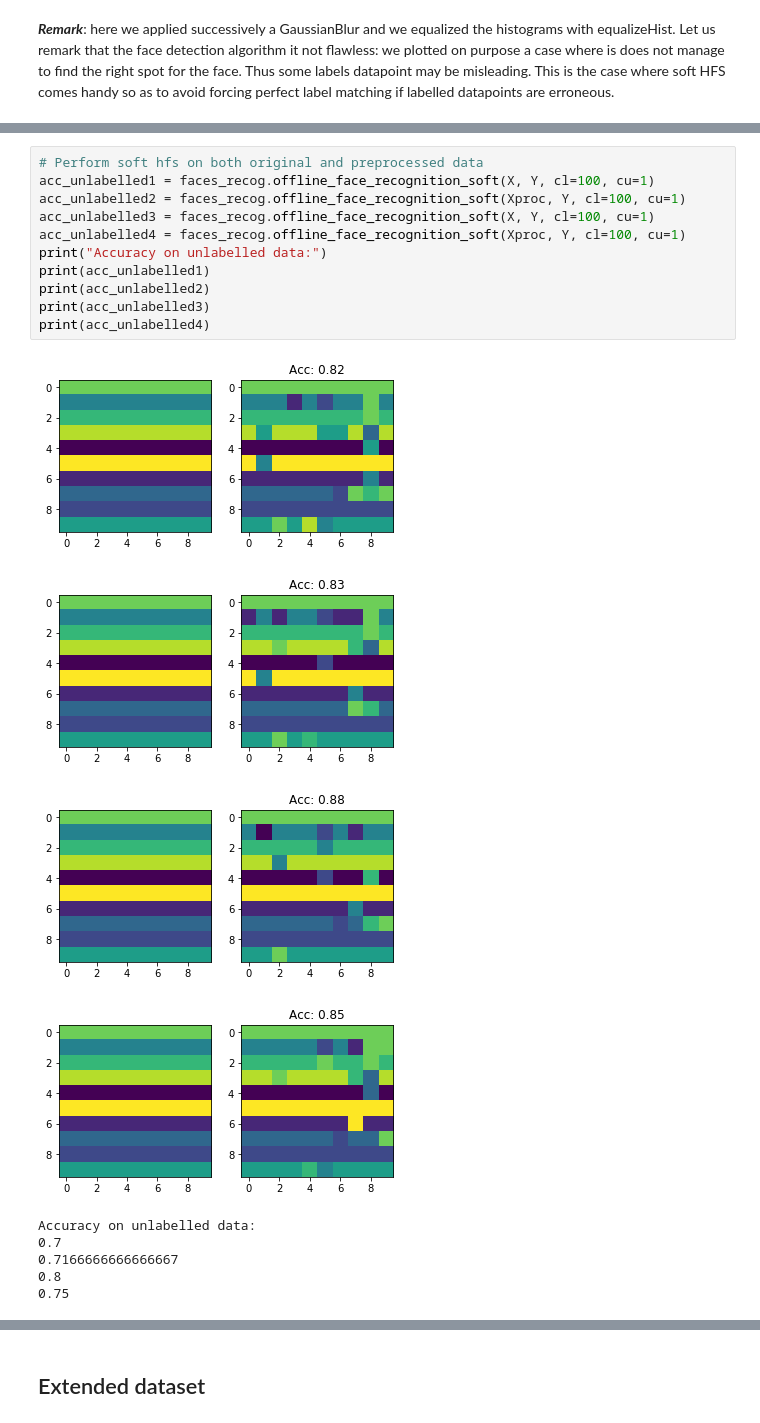
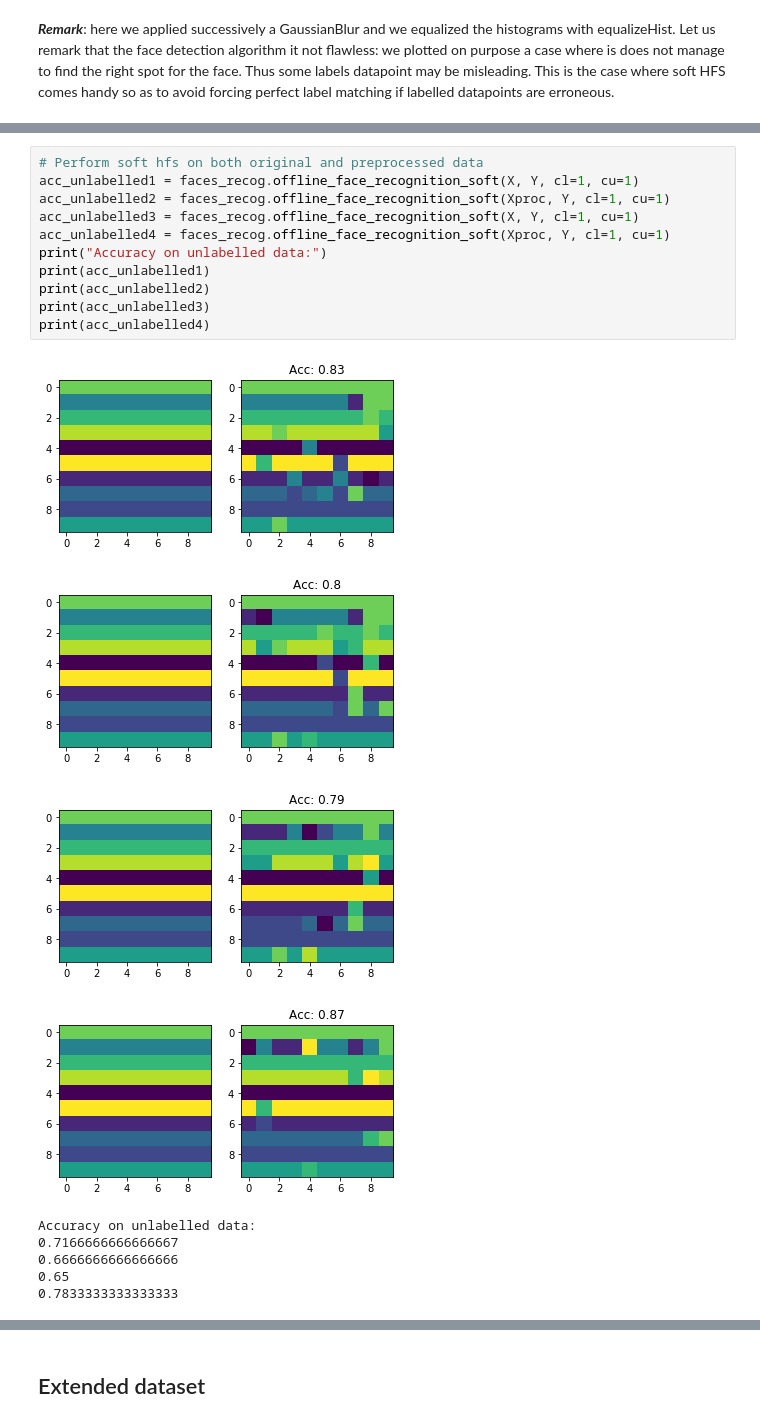
Before and after one commit to BoucheDimitri/TP2_GML, a Jupyter notebook: TP2.ipynb, the cells around one changed output, grey strips where cells are left out. Saved outputs shown, nothing was run; the diff lists cells and outputs as text.

```diff
--- a/TP2.ipynb
+++ b/TP2.ipynb
@@ -185,23 +189,23 @@ Accuracy on unlabelled data:
 # %%
 # Perform soft hfs on both original and preprocessed data
-acc_unlabelled1 = faces_recog.offline_face_recognition_soft(X, Y, cl=100, cu=1)
-acc_unlabelled2 = faces_recog.offline_face_recognition_soft(Xproc, Y, cl=100, cu=1)
-acc_unlabelled3 = faces_recog.offline_face_recognition_soft(X, Y, cl=100, cu=1)
-acc_unlabelled4 = faces_recog.offline_face_recognition_soft(Xproc, Y, cl=100, cu=1)
+acc_unlabelled1 = faces_recog.offline_face_recognition_soft(X, Y, cl=1, cu=1)
+acc_unlabelled2 = faces_recog.offline_face_recognition_soft(Xproc, Y, cl=1, cu=1)
+acc_unlabelled3 = faces_recog.offline_face_recognition_soft(X, Y, cl=1, cu=1)
+acc_unlabelled4 = faces_recog.offline_face_recognition_soft(Xproc, Y, cl=1, cu=1)
 print("Accuracy on unlabelled data:")
 print(acc_unlabelled1)
 print(acc_unlabelled2)
 print(acc_unlabelled3)
 print(acc_unlabelled4)
 # %% [output]
-[figure, old version]
+[figure, new version]
-[figure, old version]
+[figure, new version]
-[figure, old version]
+[figure, new version]
-[figure, old version]
+[figure, new version]
 Accuracy on unlabelled data:
-0.7
 0.7166666666666667
-0.8
-0.75
+0.6666666666666666
+0.65
+0.7833333333333333
 # %% [markdown]
 ### Question 2.3
```
Also changed, not shown: parts of 11 cells of this notebook.
